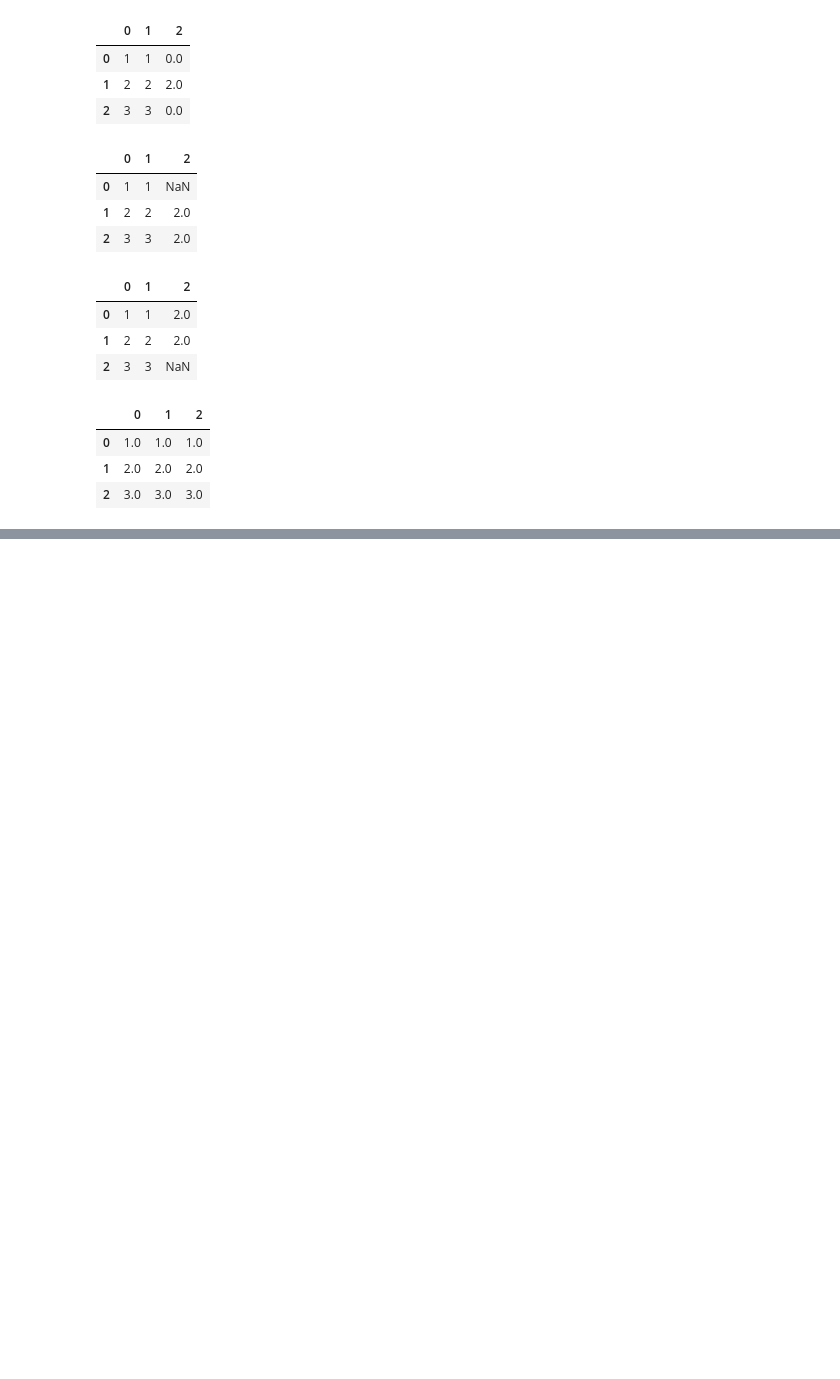
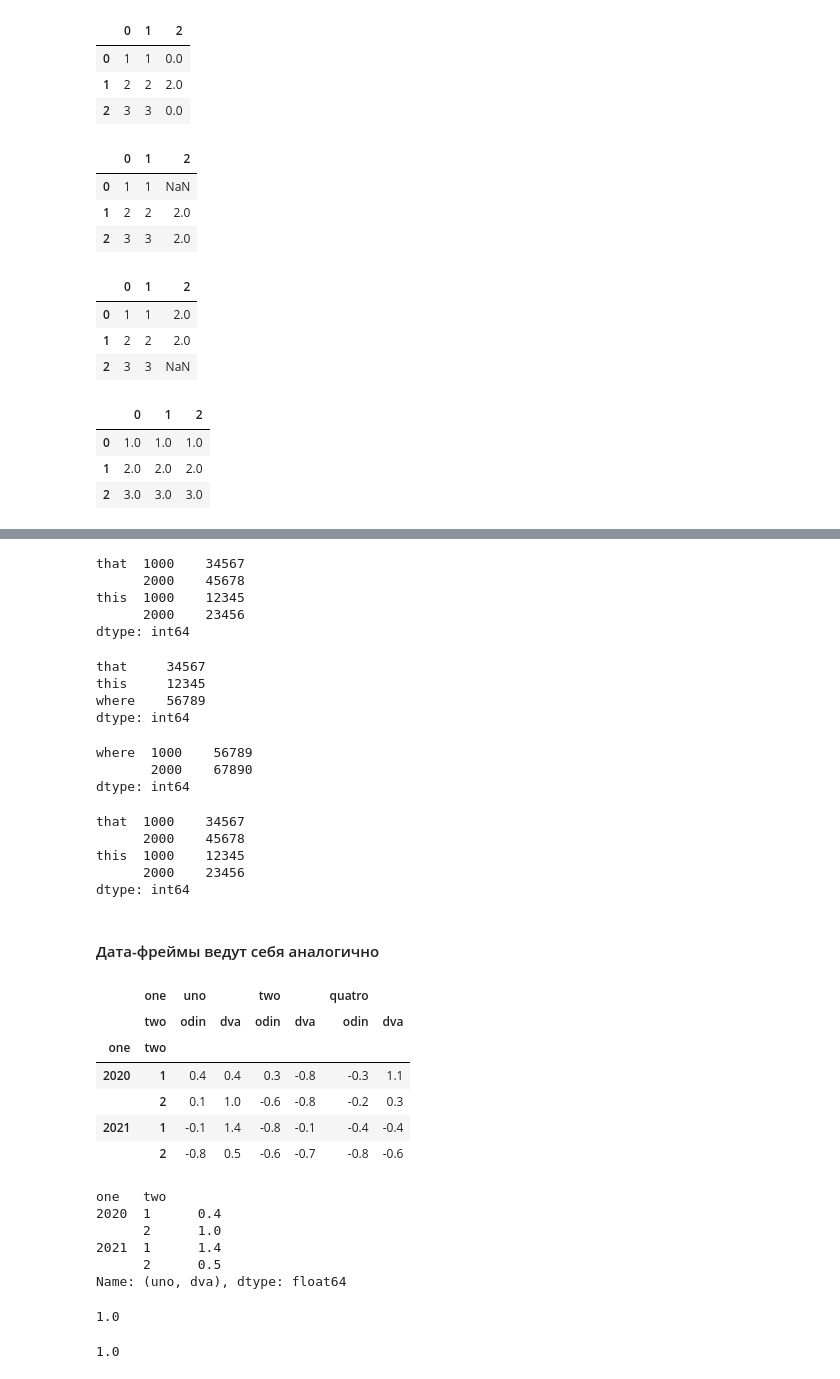
Before and after one commit to KonstantinKlepikov/all-python-ml-learning, a Jupyter notebook: pandas-learning.ipynb, the cells around one changed output, grey strips where cells are left out. Cells and saved outputs as stored; diff of their text form; code cells hidden in the pictures; blank space fills up the shorter version.

```diff
--- a/pandas-learning.ipynb
+++ b/pandas-learning.ipynb
@@ -993,0 +1257,70 @@ frame.fillna(method='ffill', axis=1)
+# %%
+ser.loc['that':'this']
+# %% [output]
+that  1000    34567
+      2000    45678
+this  1000    12345
+      2000    23456
+dtype: int64
+# %%
+# астиная индексация по нижнему уровню отсортированного массива
+ser[:, 1000]
+# %% [output]
+that     34567
+this     12345
+where    56789
+dtype: int64
+# %%
+# маски работают
+ser[ser > 50000]
+# %% [output]
+where  1000    56789
+       2000    67890
+dtype: int64
+# %%
+# выборки тоже
+ser[['that', 'this']]
+# %% [output]
+that  1000    34567
+      2000    45678
+this  1000    12345
+      2000    23456
+dtype: int64
+# %% [markdown]
+#### Дата-фреймы ведут себя аналогично
+# %%
+index = pd.MultiIndex.from_product([[2020, 2021],
+                                    [1, 2]], names=['one', 'two'])
+columns = pd.MultiIndex.from_product([['uno', 'two', 'quatro'],
+                                     ['odin', 'dva']], names=['one', 'two'])
+data = np.round(np.random.randn(4, 6), 1)
+frame = pd.DataFrame(data, index=index, columns=columns)
+frame
+# %% [output]
+|  | one | uno |  | two |  | quatro |  |
+|  | two | odin | dva | odin | dva | odin | dva |
+| one | two |  |  |  |  |  |  |
+| 2020 | 1 | 0.4 | 0.4 | 0.3 | -0.8 | -0.3 | 1.1 |
+|  | 2 | 0.1 | 1.0 | -0.6 | -0.8 | -0.2 | 0.3 |
+| 2021 | 1 | -0.1 | 1.4 | -0.8 | -0.1 | -0.4 | -0.4 |
+|  | 2 | -0.8 | 0.5 | -0.6 | -0.7 | -0.8 | -0.6 |
+# %%
+# по столбцам в неявном виде
+frame['uno', 'dva']
+# %% [output]
+one   two
+2020  1      0.4
+      2      1.0
+2021  1      1.4
+      2      0.5
+Name: (uno, dva), dtype: float64
+# %%
+# в неявном виде вначале идут столбцы
+frame['uno', 'dva'][2020, 2]
+# %% [output]
+1.0
+# %%
+# в явном виде сначала строки (через .loc)
+frame.loc[(2020, 2), ('uno', 'dva')]
+# %% [output]
+1.0
```
Also changed, not shown: parts of 46 cells of this notebook.
